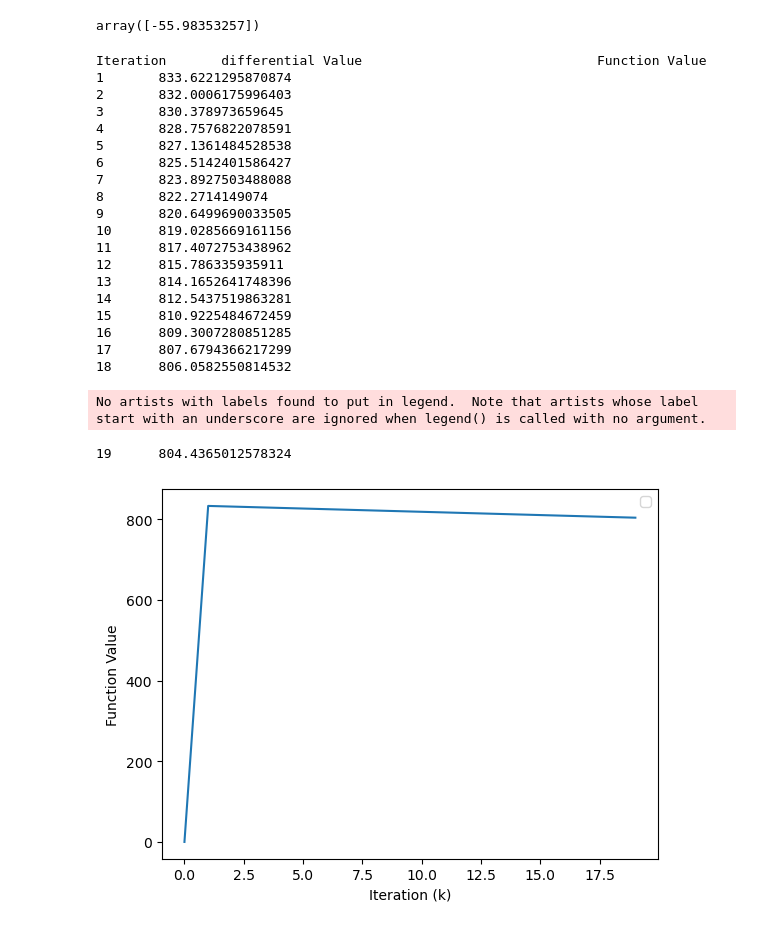
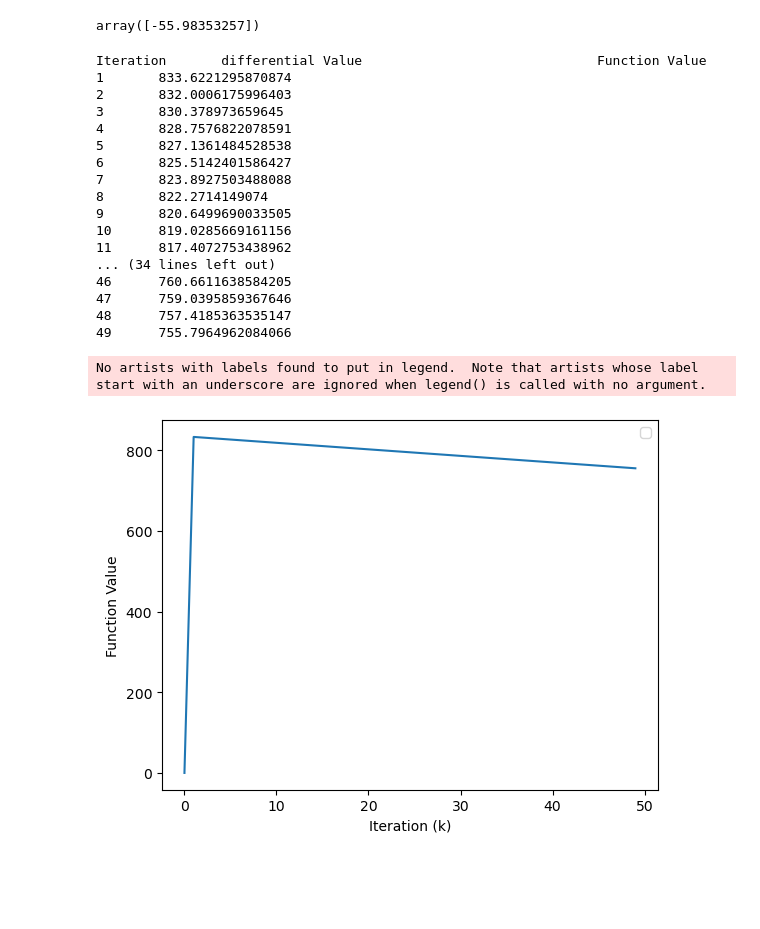
Before and after one commit to shayanmkpr/Convex_optimization_multifunctional, a Jupyter notebook: OPT_2.ipynb, the cells around one changed output. Cells and saved outputs as stored; diff of their text form; code cells hidden in the pictures; blank space fills up the shorter version.

```diff
--- a/OPT_2.ipynb
+++ b/OPT_2.ipynb
@@ -67,43 +67,40 @@ def gradient_descent_alpha(f, x0, max_iter, tol, a, b, c, d):
         step = 0.00001
         x = x - step * (projected_gradient(c) @ gradient(f, x, 50, a, b))
         val[k] = f(x, a, b)
         x_history.append(x.flatten())
         print(f"{k}\t{val[k]}")
         # Check for convergence
         if np.linalg.norm(gradient(f, x, input_size, a, b)) < tol:
             break
     return x, val[:k+1], np.array(x_history)
 
 
-minimizer, values, x_history = gradient_descent_alpha(f, x0, 20, 1e-10, a , b , c , d)
+minimizer, values, x_history = gradient_descent_alpha(f, x0, 50, 1e-10, a , b , c , d)
 plt.plot(range(len(values)), values)
 plt.xlabel('Iteration (k)')
 plt.ylabel('Function Value')
 plt.legend()
 plt.show()
 # %% [output]
 Iteration       differential Value                              Function Value
 1       833.6221295870874
 2       832.0006175996403
 3       830.378973659645
 4       828.7576822078591
 5       827.1361484528538
 6       825.5142401586427
 7       823.8927503488088
 8       822.2714149074
 9       820.6499690033505
 10      819.0285669161156
 11      817.4072753438962
-12      815.786335935911
-13      814.1652641748396
-14      812.5437519863281
-15      810.9225484672459
-16      809.3007280851285
-17      807.6794366217299
-18      806.0582550814532
+... (34 lines left out)
+46      760.6611638584205
+47      759.0395859367646
+48      757.4185363535147
+49      755.7964962084066
 No artists with labels found to put in legend.  Note that artists whose label start with an underscore are ignored when legend() is called with no argument.
-19      804.4365012578324
-[figure, old version]
+[figure, new version]
 # %%
 def gradient_descent_alpha(f, x0, max_iter, tol, a, b, c, d):
     x = x0.reshape(-1, 1)
```
Also changed, not shown: parts of 2 cells of this notebook.
